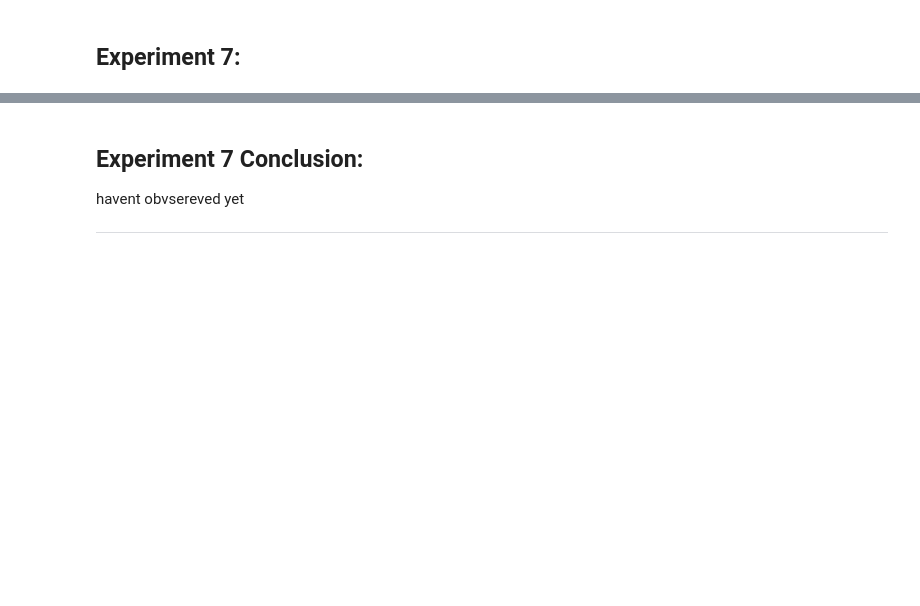
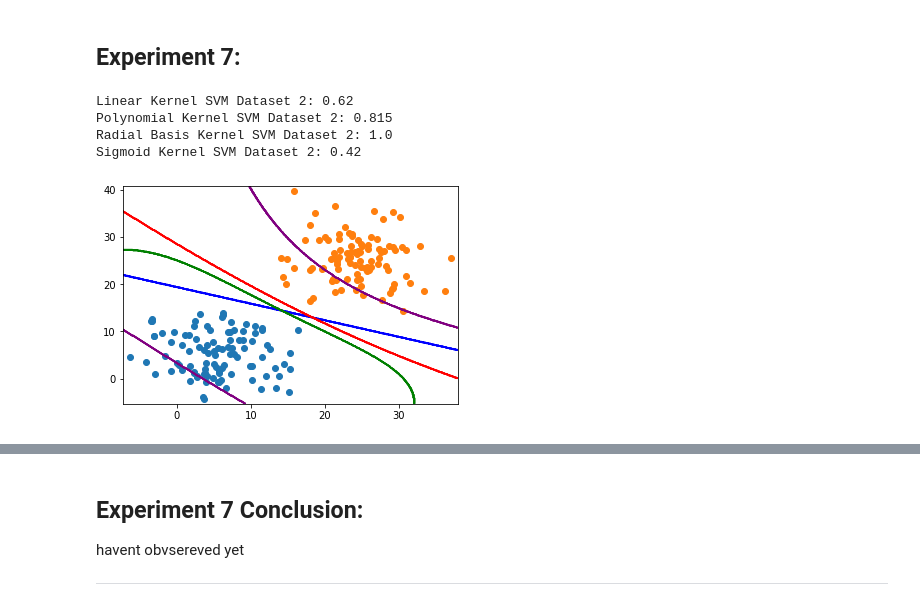
Before and after one commit to connerccook/Classifier-Decision-Boundaries-and-SVM-Kernels, a Jupyter notebook: project4.ipynb, the cells around one changed output, grey strips where cells are left out. Drawn from its saved outputs; the diff is of its cells as text; code cells hidden in the pictures; blank space fills up the shorter version.

```diff
--- a/project4.ipynb
+++ b/project4.ipynb
@@ -327,0 +323,30 @@ havent obvsereved yet
+# %%
+from sklearn import svm
+
+#[Repeat Experiment 3]
+df2_grid_svc_lin = svm.SVC(kernel='linear')
+df2_grid_svc_lin.fit(df2_x, df2_y)
+df2_grid_svc_lin_pred = df2_grid_svc_lin.predict(df2_x)
+#Polynomial Kernel SVM
+df2_grid_svc_poly = svm.SVC(kernel='poly')
+df2_grid_svc_poly.fit(df2_x, df2_y)
+df2_grid_svc_poly_pred = df2_grid_svc_poly.predict(df2_x)
+#Radial Basis Kernel SVM
+df2_grid_svm_rbf = svm.SVC(kernel='rbf')
+df2_grid_svm_rbf.fit(df2_x, df2_y)
+df2_grid_svm_rbf_pred = df2_grid_svm_rbf.predict(df2_x)
+#Sigmoid Kernel SVM
+df2_grid_svm_sigm = svm.SVC(kernel='sigmoid')
+df2_grid_svm_sigm.fit(df2_x, df2_y)
+df2_grid_svm_sigm_pred = df2_grid_svm_sigm.predict(df2_x)
+
+
+print(f"Linear Kernel SVM Dataset 2: {metrics.accuracy_score(df2_y, df2_grid_svc_lin_pred)}")
+print(f"Polynomial Kernel SVM Dataset 2: {metrics.accuracy_score(df2_y, df2_grid_svc_poly_pred)}")
+print(f"Radial Basis Kernel SVM Dataset 2: {metrics.accuracy_score(df2_y, df2_grid_svm_rbf_pred)}")
+print(f"Sigmoid Kernel SVM Dataset 2: {metrics.accuracy_score(df2_y, df2_grid_svm_sigm_pred)}")
+# %% [output]
+Linear Kernel SVM Dataset 2: 0.62
+Polynomial Kernel SVM Dataset 2: 0.815
+Radial Basis Kernel SVM Dataset 2: 1.0
+Sigmoid Kernel SVM Dataset 2: 0.42
@@ -327,0 +409,15 @@ havent obvsereved yet
+# %%
+#Draw scatterplot
+df1_zz = df1_grid_svc_lin_pred.reshape(df1_xx.shape)
+plt.contour(df1_xx, df1_yy, df1_zz, colors='blue')
+df1_zz = df1_grid_svc_poly_pred.reshape(df1_xx.shape)
+plt.contour(df1_xx, df1_yy, df1_zz, colors='red')
+df1_zz = df1_grid_svm_rbf_pred.reshape(df1_xx.shape)
+plt.contour(df1_xx, df1_yy, df1_zz, colors='green')
+df1_zz = df1_grid_svm_sigm_pred.reshape(df1_xx.shape)
+plt.contour(df1_xx, df1_yy, df1_zz, colors='purple')
+for val in range(2):
+    row_ix = np.where(df1_y == val)[0]
+    plt.scatter(df1_x.take(row_ix).x1, df1_x.take(row_ix).x2, cmap='Paired')
+# %% [output]
+[figure, added]
```
Also changed, not shown: parts of 13 cells of this notebook.
